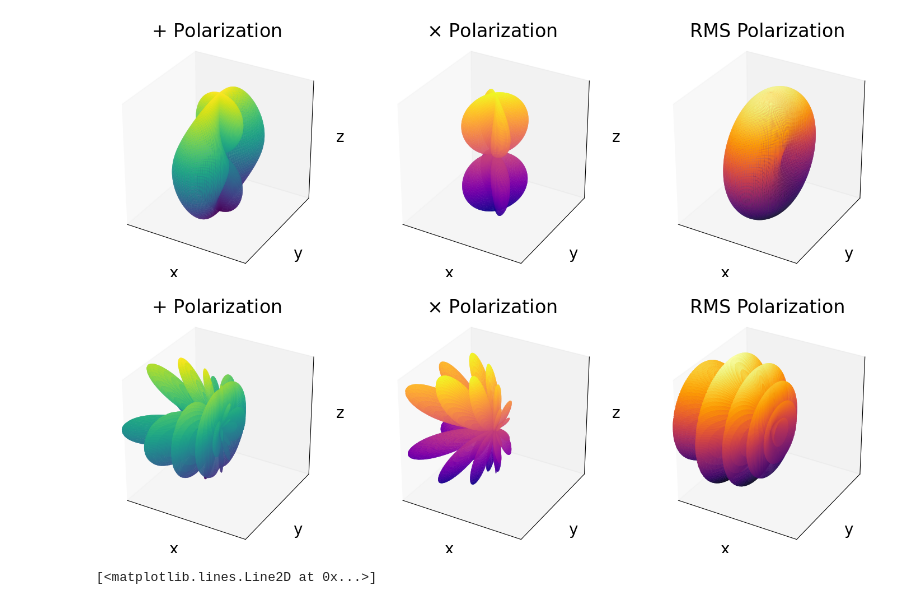
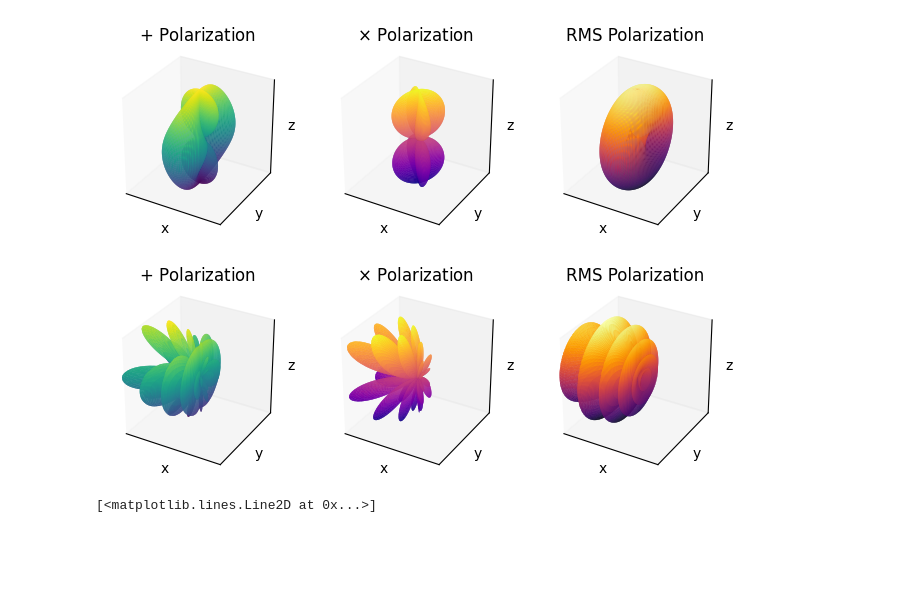
Before and after one commit to dhruvaganapathy/clock_gw_detection, a Jupyter notebook: dhruva_code/antenna.ipynb, the cells around one changed output. Cells and saved outputs as stored; diff of their text form; code cells hidden in the pictures; blank space fills up the shorter version.

```diff
--- a/dhruva_code/antenna.ipynb
+++ b/dhruva_code/antenna.ipynb
@@ -149,7 +149,7 @@ Xp, Yp, Zp = spherical_to_cartesian(R_plus,  THETA, PHI)
 Xc, Yc, Zc = spherical_to_cartesian(R_cross, THETA, PHI)
 Xr, Yr, Zr = spherical_to_cartesian(np.sqrt(R_plus**2+R_cross**2),  THETA, PHI)
 # %%
-plt.rcParams.update({'font.size': 20})  # sets large text for all labels, titles, legends
+# plt.rcParams.update({'font.size': 20})  # sets large text for all labels, titles, legends
 
 
 # Example normalized surfaces (replace with your computed Xp, Yp, Zp, etc.)
@@ -172,41 +172,41 @@ arrow_start = np.array([0.0, 0.0, 0.0])  # place inside the surface
 
 lims = [-1, 1]  # equal axis limits
 
-fig = plt.figure(figsize=(18, 6))
+fig = plt.figure(figsize=(8, 4))
 
 def setup_ax(ax, X, Y, Z, cmap, title):
     ax.plot_surface(X, Y, Z, rstride=3, cstride=3,
                     linewidth=0, antialiased=True, cmap=cmap)
     ax.set_title(title)
     ax.set_xlim(lims); ax.set_ylim(lims); ax.set_zlim(lims)
     ax.set_box_aspect([1, 1, 1])
     # Label axes
-    ax.set_xlabel("x")
-    ax.set_ylabel("y")
-    ax.set_zlabel("z")
+    ax.set_xlabel("x", labelpad=-12)
+    ax.set_ylabel("y", labelpad=-12)
+    ax.set_zlabel("z", labelpad=-12)
     # Remove ticks
     ax.set_xticks([])
     ax.set_yticks([])
     ax.set_zticks([])
 
 # --- Plus polarization ---
 ax = fig.add_subplot(131, projection="3d")
 setup_ax(ax, Xp_norm, Yp_norm, Zp_norm, cmap="viridis",
          title="$+$ Polarization")
 
 # --- Cross polarization ---
 ax2 = fig.add_subplot(132, projection="3d")
 setup_ax(ax2, Xc_norm, Yc_norm, Zc_norm, cmap="plasma",
          title=r"$\times$ Polarization")
 
 # --- RMS polarization ---
 ax3 = fig.add_subplot(133, projection="3d")
 setup_ax(ax3, Xr_norm, Yr_norm, Zr_norm, cmap="inferno",
          title="RMS Polarization")
 
-plt.savefig('plots/antenna_LF.pdf')
+plt.savefig('plots/antenna_LF.pdf', dpi=300,bbox_inches = 'tight')
 # %% [output]
-[figure, old version]
+[figure, new version]
 # %%
 f_gw = 100e-3  # Hz
 
@@ -259,7 +259,7 @@ Xp, Yp, Zp = spherical_to_cartesian(R_plus,  THETA, PHI)
 Xc, Yc, Zc = spherical_to_cartesian(R_cross, THETA, PHI)
 Xr, Yr, Zr = spherical_to_cartesian(np.sqrt(R_plus**2+R_cross**2),  THETA, PHI)
 # %%
-plt.rcParams.update({'font.size': 20})  # sets large text for all labels, titles, legends
+# plt.rcParams.update({'font.size': 20})  # sets large text for all labels, titles, legends
 
 
 # Example normalized surfaces (replace with your computed Xp, Yp, Zp, etc.)
@@ -282,7 +282,7 @@ arrow_start = np.array([0.0, 0.0, 0.0])  # place inside the surface
 
 lims = [-1, 1]  # equal axis limits
 
-fig = plt.figure(figsize=(18, 6))
+fig = plt.figure(figsize=(8, 4))
 
 def setup_ax(ax, X, Y, Z, cmap, title):
     ax.plot_surface(X, Y, Z, rstride=3, cstride=3,
@@ -291,9 +291,9 @@ def setup_ax(ax, X, Y, Z, cmap, title):
     ax.set_xlim(lims); ax.set_ylim(lims); ax.set_zlim(lims)
     ax.set_box_aspect([1, 1, 1])
     # Label axes
-    ax.set_xlabel("x")
-    ax.set_ylabel("y")
-    ax.set_zlabel("z")
+    ax.set_xlabel("x", labelpad=-12)
+    ax.set_ylabel("y", labelpad=-12)
+    ax.set_zlabel("z", labelpad=-12)
     # Remove ticks
     ax.set_xticks([])
     ax.set_yticks([])
@@ -315,9 +315,9 @@ setup_ax(ax3, Xr_norm, Yr_norm, Zr_norm, cmap="inferno",
          title="RMS Polarization")
 
 
-plt.savefig('plots/antenna_HF.pdf', dpi=300)
+plt.savefig('plots/antenna_HF.pdf', dpi=300,bbox_inches = 'tight')
 # %% [output]
-[figure, old version]
+[figure, new version]
 # %%
 f_gw = 1e-3
 F_plus = []
```
Also changed, not shown: parts of 1 cell of this notebook, 23 other files.
